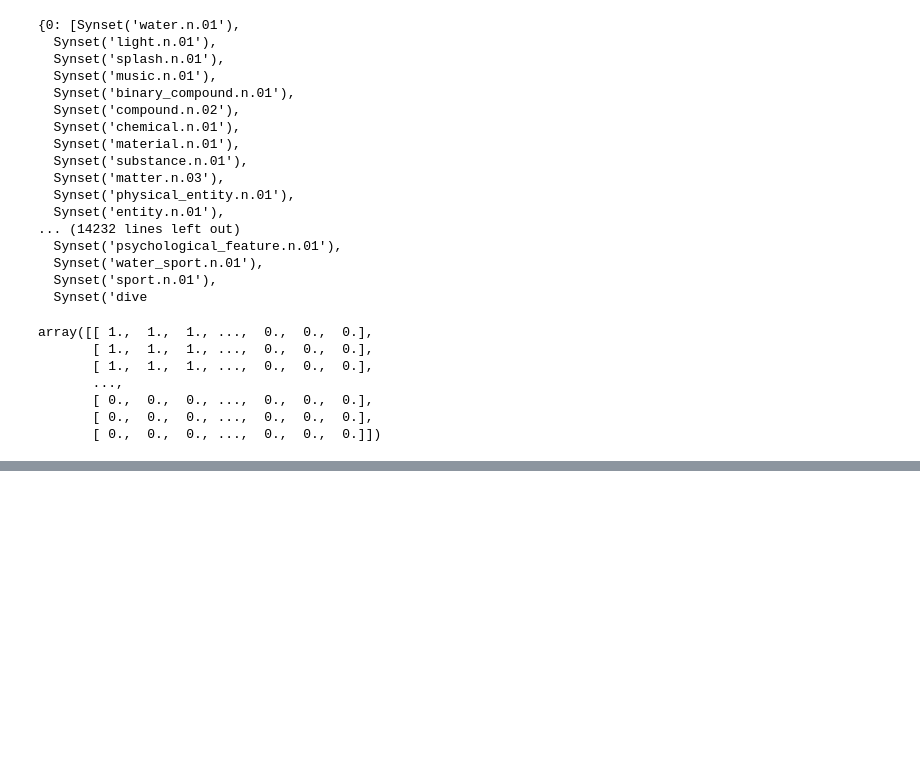
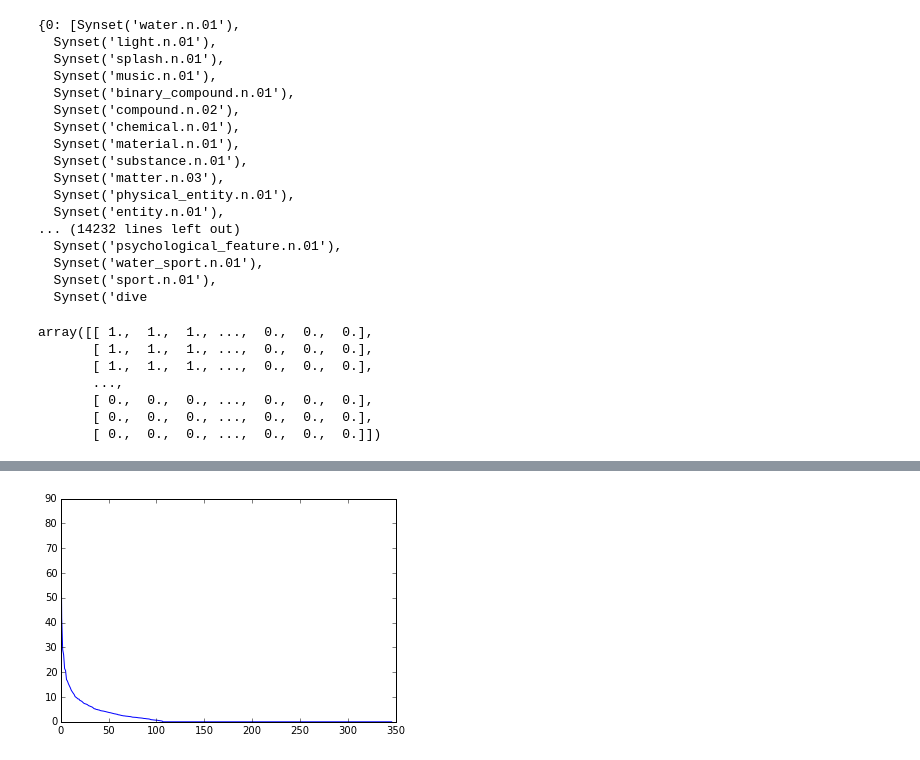
Before and after one commit to kelseywh/life_movie_project, a Jupyter notebook: new_life_regressors.ipynb, the cells around one changed output, grey strips where cells are left out. Cells and saved outputs as stored; diff of their text form; code cells hidden in the pictures; blank space fills up the shorter version.

```diff
--- a/new_life_regressors.ipynb
+++ b/new_life_regressors.ipynb
@@ -256,0 +236,6 @@ pl.show()
+# %%
+u, s, v = np.linalg.svd(the_matrix, full_matrices=False)
+# %%
+pl.plot(s);
+# %% [output]
+[figure, added]
```
Also changed, not shown: parts of 13 cells of this notebook.
